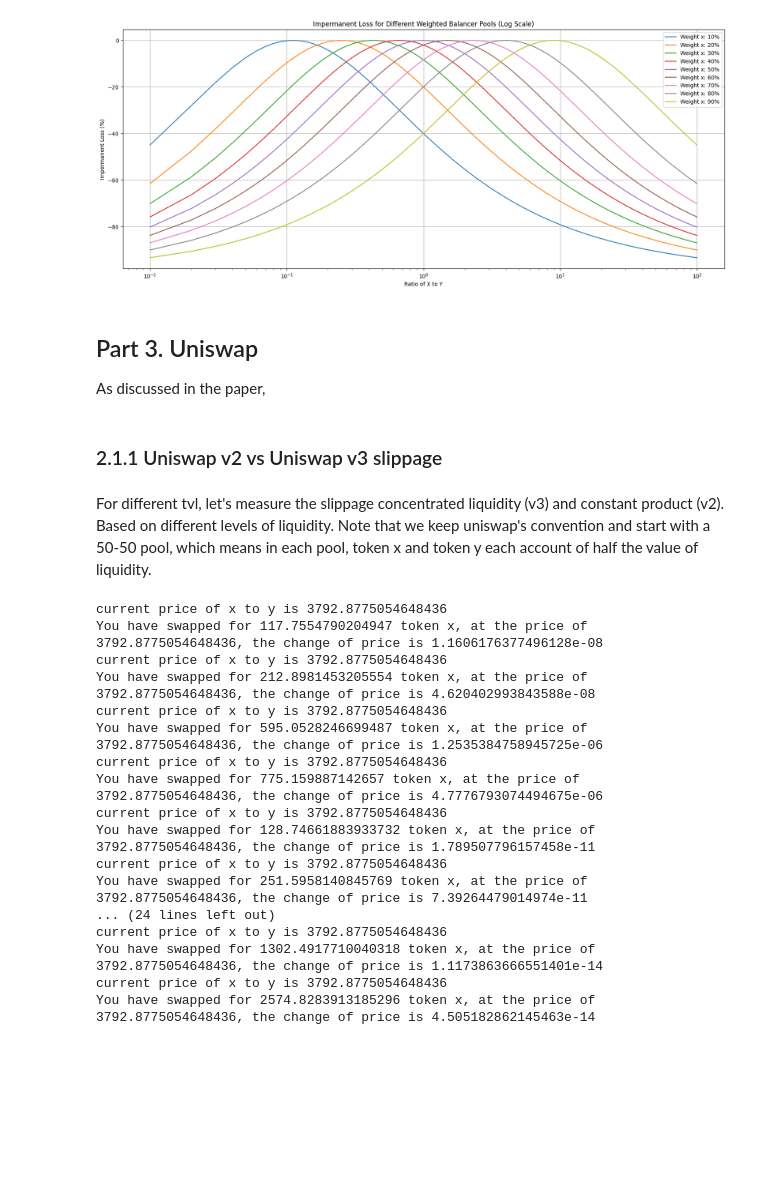
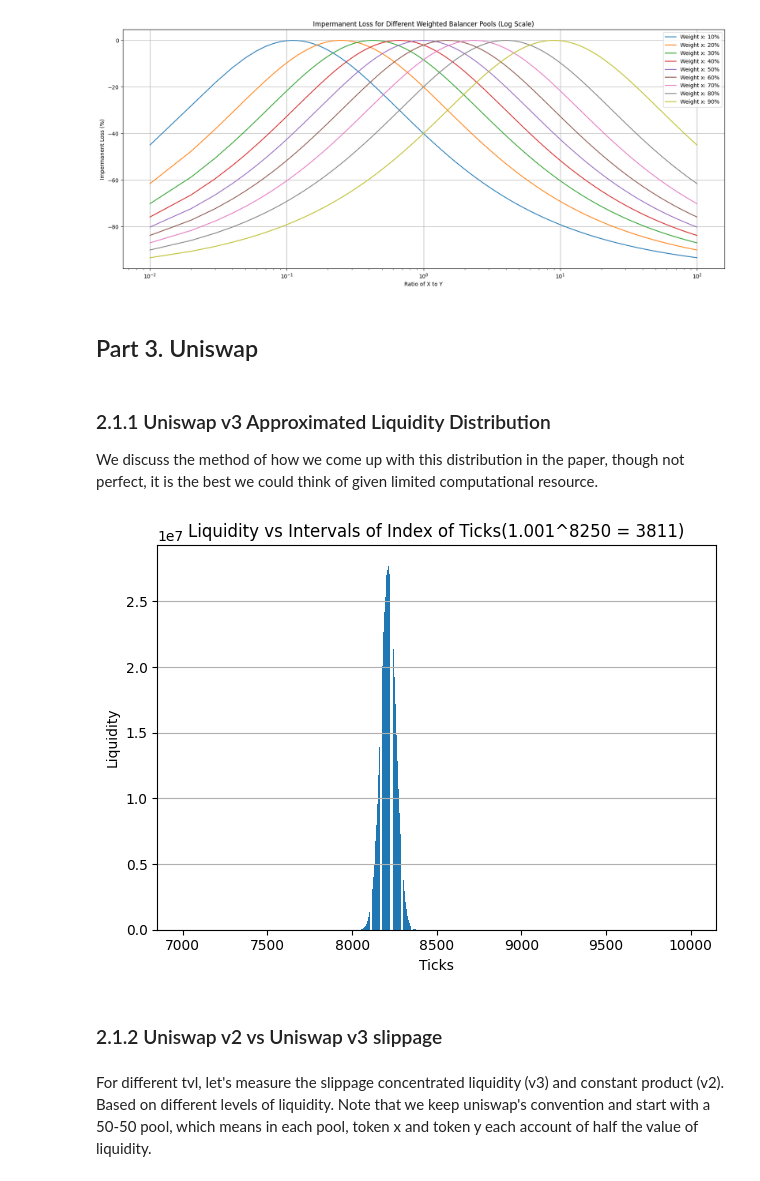
Before and after one commit to alexcraig043/math-86-final-project, a Jupyter notebook: main.ipynb, the cells around one changed output. Saved outputs shown, nothing was run; the diff lists cells and outputs as text; code cells hidden in the pictures; blank space fills up the shorter version.

```diff
--- a/main.ipynb
+++ b/main.ipynb
@@ -161,4 +161,6 @@ plt.show()
 [figure]
 # %% [markdown]
 ## Part 3. Uniswap
-As discussed in the paper,
+# %% [markdown]
+### 2.1.1 Uniswap v3 Approximated Liquidity Distribution
+We discuss the method of how we come up with this distribution in the paper, though not perfect, it is the best we could think of given limited computational resource.
@@ -165,4 +170,22 @@ As discussed in the paper,
+# %%
+# Example, using total liquidity of 1 billion, log scaled
+TVL = 1*10**8
+LP_NUM = 10000
+uniswap_v3 = UniswapV3(0.0003, num_lp = LP_NUM, vl_per_lp = TVL/LP_NUM)
+
+
+# Create bar plot
+plt.bar(range(7000, 7000+ len(uniswap_v3.intervals[7000:])), [uniswap_v3.liquidity_positions[interval][2] for interval in uniswap_v3.intervals[7000:]], align='center')
+
+plt.xlabel('Ticks')
+plt.ylabel('Liquidity')
+plt.title('Liquidity vs Intervals of Index of Ticks(1.001^8250 = 3811)')
+plt.tight_layout()
+plt.grid(axis='y')  # Add gridlines along the y-axis
+plt.show()
+# %% [output]
+[figure, added]
 # %% [markdown]
-### 2.1.1 Uniswap v2 vs Uniswap v3 slippage
+### 2.1.2 Uniswap v2 vs Uniswap v3 slippage
 # %% [markdown]
 For different tvl, let's measure the slippage concentrated liquidity (v3) and constant product (v2). Based on different levels of liquidity. Note that we keep uniswap's convention and start with a 50-50 pool, which means in each pool, token x and token y each account of half the value of liquidity.
@@ -188,7 +208,7 @@ for i in range(len(tvl_list)):
     for j in range(len(trade_volumes)):
         # initialize
         uniswap_v3 = UniswapV3(0.0003, num_lp = lp_list[i], vl_per_lp = tvl_list[i]/lp_list[i])
-        x = tvl_list[i]/2/PRICE
+        x = tvl_list[i]/2
         y = tvl_list[i]
         uniswap_v2 = UniswapV2(0.0003, x, y)
 
@@ -199,24 +219,6 @@ for i in range(len(tvl_list)):
         v2_slippage_curr_tvl.append(s2)
     v3_slippage.append(v3_slippage_curr_tvl)
     v2_slippage.append(v2_slippage_curr_tvl)
-# %% [output]
-current price of x to y is 3792.8775054648436
-You have swapped for 117.7554790204947 token x, at the price of 3792.8775054648436, the change of price is 1.1606176377496128e-08
-current price of x to y is 3792.8775054648436
-You have swapped for 212.8981453205554 token x, at the price of 3792.8775054648436, the change of price is 4.620402993843588e-08
-current price of x to y is 3792.8775054648436
-You have swapped for 595.0528246699487 token x, at the price of 3792.8775054648436, the change of price is 1.2535384758945725e-06
-current price of x to y is 3792.8775054648436
-You have swapped for 775.159887142657 token x, at the price of 3792.8775054648436, the change of price is 4.7776793074494675e-06
-current price of x to y is 3792.8775054648436
-You have swapped for 128.74661883933732 token x, at the price of 3792.8775054648436, the change of price is 1.789507796157458e-11
-current price of x to y is 3792.8775054648436
-You have swapped for 251.5958140845769 token x, at the price of 3792.8775054648436, the change of price is 7.39264479014974e-11
-... (24 lines left out)
-current price of x to y is 3792.8775054648436
-You have swapped for 1302.4917710040318 token x, at the price of 3792.8775054648436, the change of price is 1.1173863666551401e-14
-current price of x to y is 3792.8775054648436
-You have swapped for 2574.8283913185296 token x, at the price of 3792.8775054648436, the change of price is 4.505182862145463e-14
 # %%
 import matplotlib.pyplot as plt
 
```
Also changed, not shown: parts of 5 cells of this notebook, 2 other files.
